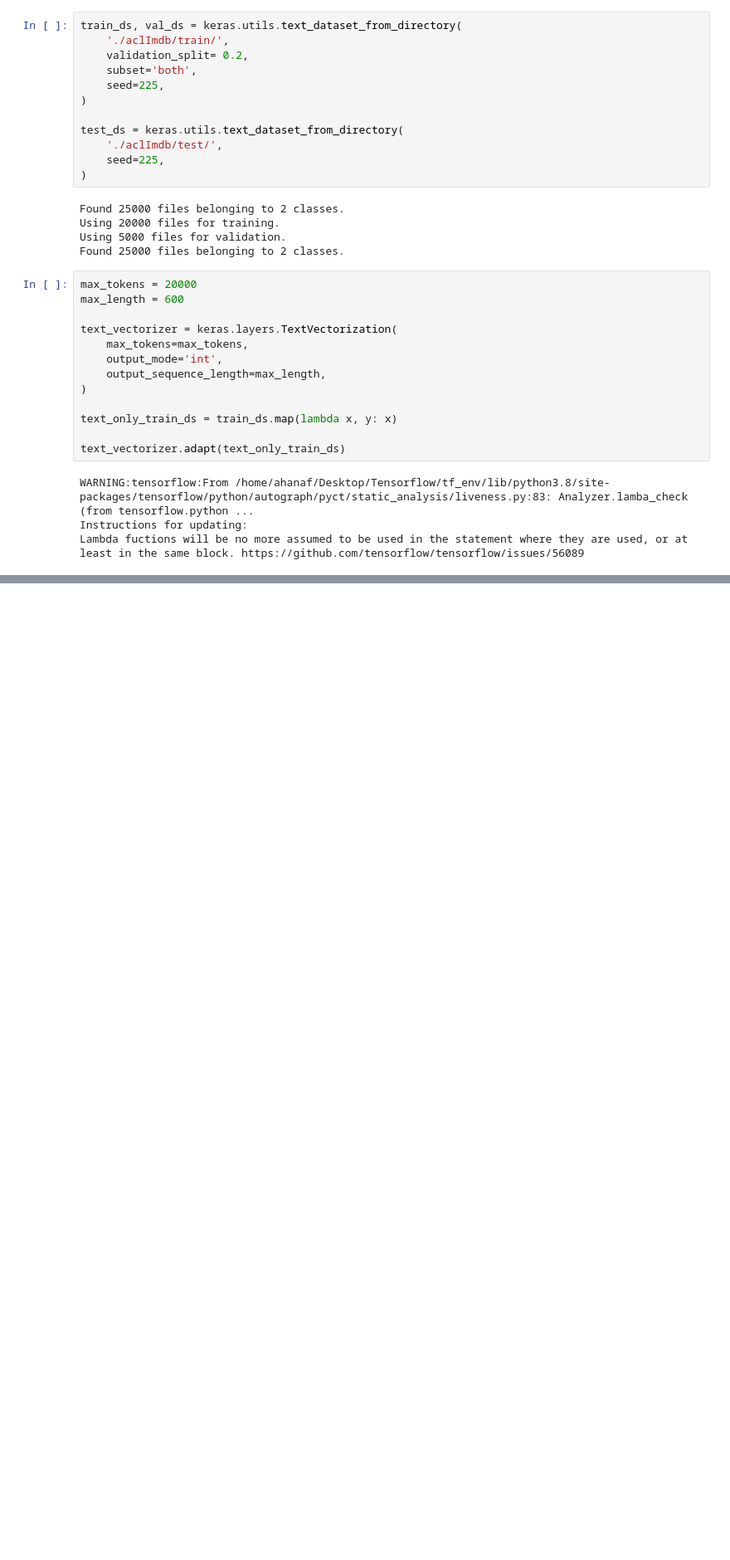
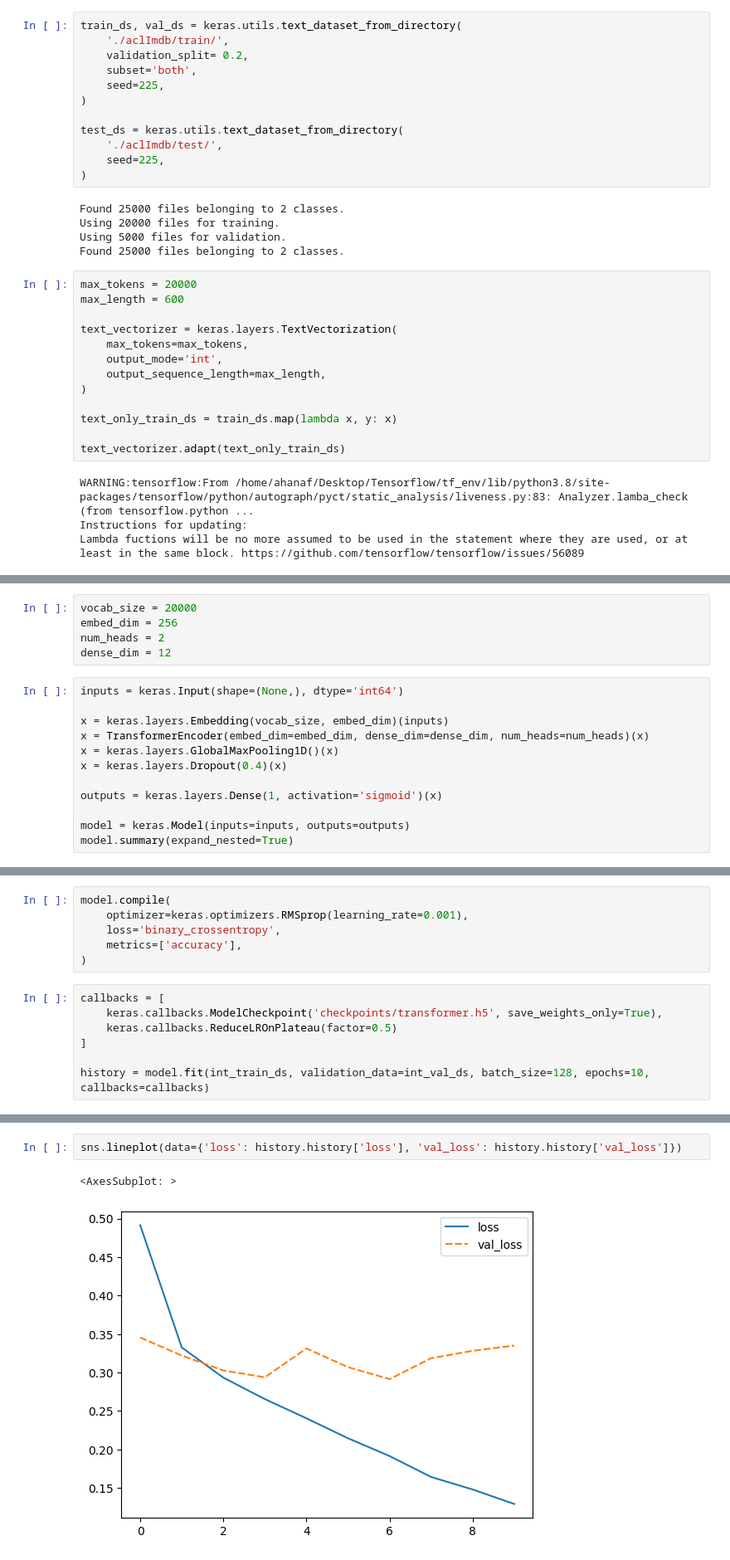
Before and after one commit to ahanaf019/Text-Classification-Deep-Learning, a Jupyter notebook: Transformer.ipynb, the cells around one changed output, grey strips where cells are left out. Shown: that part at 83% size. Drawn from its saved outputs; the diff is of its cells as text; blank space fills up the shorter version.

Commit message:
Implement a simple transformer encoder

```diff
--- a/Transformer.ipynb
+++ b/Transformer.ipynb
@@ -41,0 +88,17 @@ Lambda fuctions will be no more assumed to be used in the statement where they a
+# %%
+vocab_size = 20000
+embed_dim = 256
+num_heads = 2
+dense_dim = 12
+# %%
+inputs = keras.Input(shape=(None,), dtype='int64')
+
+x = keras.layers.Embedding(vocab_size, embed_dim)(inputs)
+x = TransformerEncoder(embed_dim=embed_dim, dense_dim=dense_dim, num_heads=num_heads)(x)
+x = keras.layers.GlobalMaxPooling1D()(x)
+x = keras.layers.Dropout(0.4)(x)
+
+outputs = keras.layers.Dense(1, activation='sigmoid')(x)
+
+model = keras.Model(inputs=inputs, outputs=outputs)
+model.summary(expand_nested=True)
@@ -41,0 +123,13 @@ Lambda fuctions will be no more assumed to be used in the statement where they a
+# %%
+model.compile(
+    optimizer=keras.optimizers.RMSprop(learning_rate=0.001),
+    loss='binary_crossentropy',
+    metrics=['accuracy'],
+)
+# %%
+callbacks = [
+    keras.callbacks.ModelCheckpoint('checkpoints/transformer.h5', save_weights_only=True),
+    keras.callbacks.ReduceLROnPlateau(factor=0.5)
+]
+
+history = model.fit(int_train_ds, validation_data=int_val_ds, batch_size=128, epochs=10, callbacks=callbacks)
@@ -41,0 +157,5 @@ Lambda fuctions will be no more assumed to be used in the statement where they a
+# %%
+sns.lineplot(data={'loss': history.history['loss'], 'val_loss': history.history['val_loss']})
+# %% [output]
+<AxesSubplot: >
+[figure, added]
```
Also changed, not shown: parts of 8 cells of this notebook.
